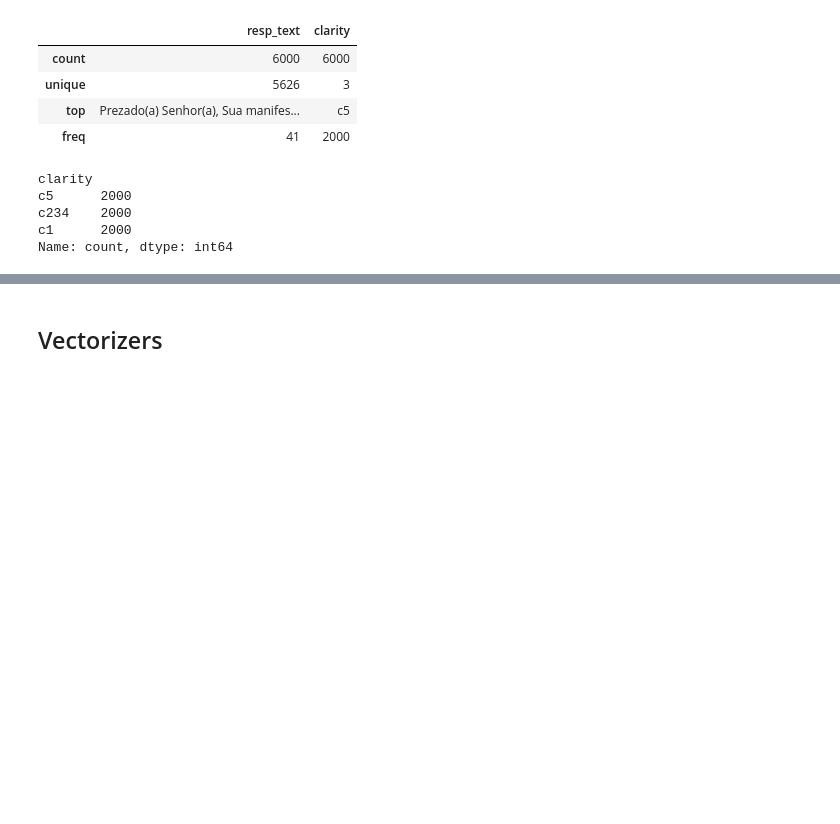
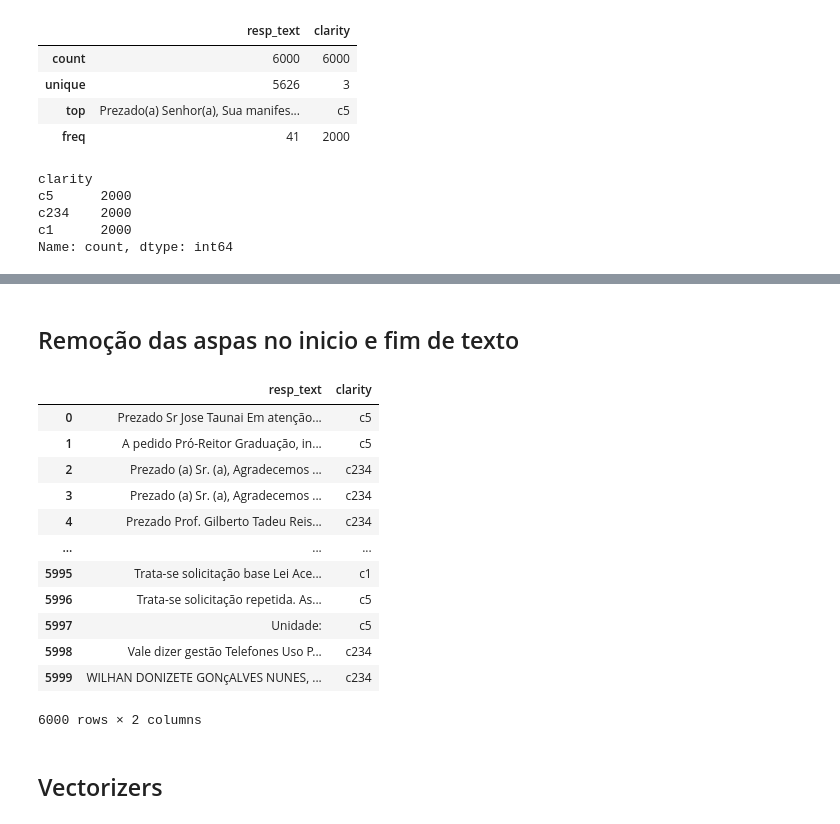
Before and after one commit to iwamotoraphael/PLN, a Jupyter notebook: src/training/EP-stop-words.ipynb, the cells around one changed output, grey strips where cells are left out. Drawn from its saved outputs; the diff is of its cells as text; code cells hidden in the pictures; blank space fills up the shorter version.

```diff
--- a/src/training/EP-stop-words.ipynb
+++ b/src/training/EP-stop-words.ipynb
@@ -61,3 +66,35 @@ treino_dataset['resp_text'] = treino_dataset['resp_text'].apply(lambda x: " ".jo
+# %% [markdown]
+## Remoção das aspas no inicio e fim de texto
+# %%
+def remove_aspas(text:str):
+    text_stripped = text.strip()
+    if text_stripped[0] == '"':
+        trimmed = text_stripped[1:]
+        trimmed = trimmed[:-1]
+        return trimmed
+    else:
+        return text_stripped
+
+treino_dataset_aspas = treino_dataset
+treino_dataset_aspas = treino_dataset_aspas.applymap(remove_aspas)
+
+treino_dataset = treino_dataset_aspas
+
+treino_dataset
+# %% [output]
+|  | resp_text | clarity |
+| 0 | Prezado Sr Jose Taunai Em atenção... | c5 |
+| 1 | A pedido Pró-Reitor Graduação, in... | c5 |
+| 2 | Prezado (a) Sr. (a), Agradecemos ... | c234 |
+| 3 | Prezado (a) Sr. (a), Agradecemos ... | c234 |
+| 4 | Prezado Prof. Gilberto Tadeu Reis... | c234 |
+| ... | ... | ... |
+| 5995 | Trata-se solicitação base Lei Ace... | c1 |
+| 5996 | Trata-se solicitação repetida. As... | c5 |
+| 5997 | Unidade: | c5 |
+| 5998 | Vale dizer gestão Telefones Uso P... | c234 |
+| 5999 | WILHAN DONIZETE GONçALVES NUNES, ... | c234 |
+6000 rows × 2 columns
 # %% [markdown]
 ## Vectorizers
 # %% [markdown]
```
Also changed, not shown: parts of 10 cells of this notebook, 4 other files.
